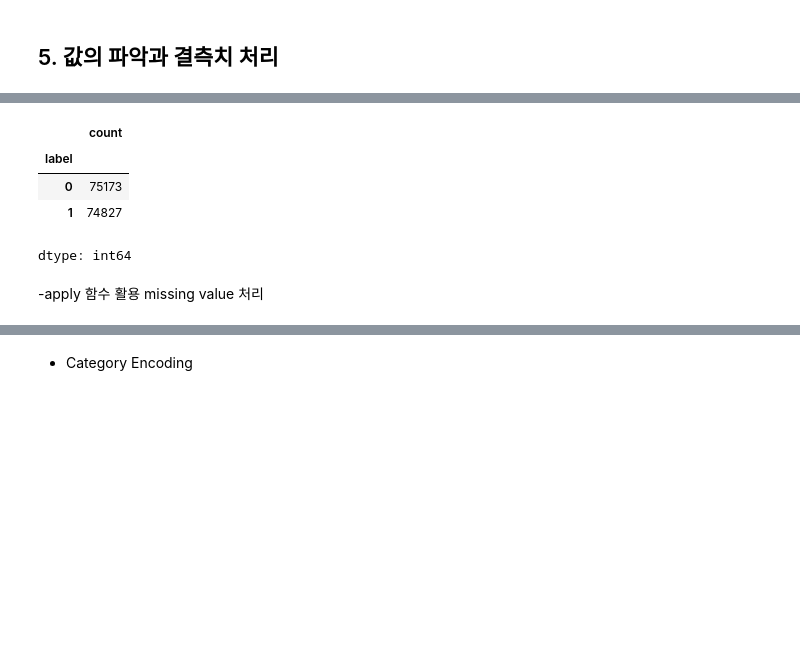
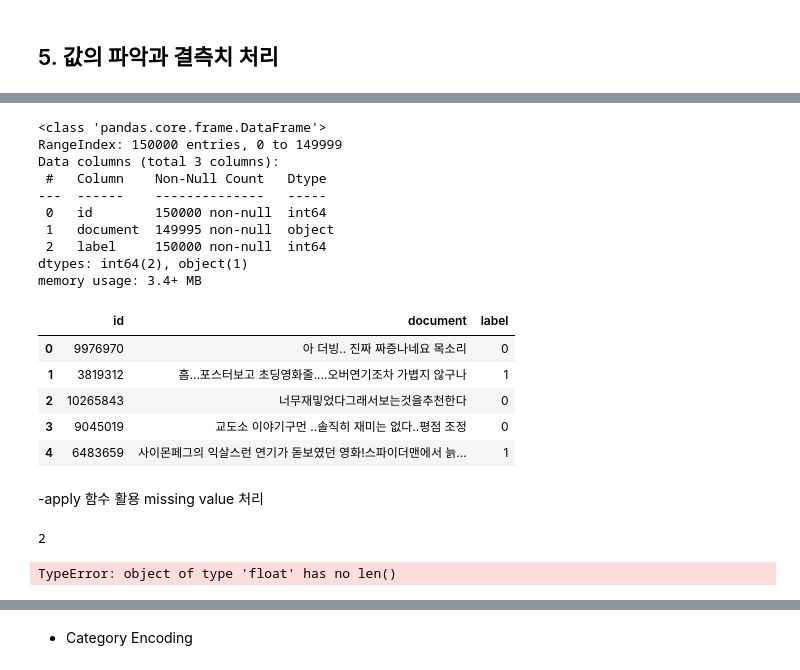
Before and after one commit to beom2pm/-smu_scp, a Jupyter notebook: 1/HH_2025_01.ipynb, the cells around one changed output, grey strips where cells are left out. Cells and saved outputs as stored; diff of their text form; code cells hidden in the pictures; blank space fills up the shorter version.

```diff
--- a/1/HH_2025_01.ipynb
+++ b/1/HH_2025_01.ipynb
@@ -416,16 +474,44 @@ ratings_train.txt   100%[===================>]  13.95M  25.6MB/s    in 0.5s
 # %%
 import pandas as pd
 train_df = pd.read_csv('ratings_train.txt', sep='\t')
 train_df.head(3)
+train_df.info()
+train_df.isna().mean()
+train_df.dropna()
+train_df[train_df.document.isna()].fillna("리뷰없음") #결측이 있는 부분을 확인 후, 채움
 train_df['label'].value_counts( )
+train_df.head()
 # %% [output]
+<class 'pandas.core.frame.DataFrame'>
+RangeIndex: 150000 entries, 0 to 149999
+Data columns (total 3 columns):
+ #   Column    Non-Null Count   Dtype
+---  ------    --------------   -----
+ 0   id        150000 non-null  int64
+ 1   document  149995 non-null  object
+ 2   label     150000 non-null  int64
+dtypes: int64(2), object(1)
+memory usage: 3.4+ MB
-|  | count |
-| label |  |
-| 0 | 75173 |
-| 1 | 74827 |
+|  | id | document | label |
+| 0 | 9976970 | 아 더빙.. 진짜 짜증나네요 목소리 | 0 |
+| 1 | 3819312 | 흠...포스터보고 초딩영화줄....오버연기조차 가볍지 않구나 | 1 |
+| 2 | 10265843 | 너무재밓었다그래서보는것을추천한다 | 0 |
+| 3 | 9045019 | 교도소 이야기구먼 ..솔직히 재미는 없다..평점 조정 | 0 |
+| 4 | 6483659 | 사이몬페그의 익살스런 연기가 돋보였던 영화!스파이더맨에서 늙... | 1 |
-dtype: int64
 # %% [markdown]
 -apply 함수 활용 missing value 처리
+# %%
+def function1(input):
+  tmp = len(input)
+  return tmp
+
+function1("hi")
+# %% [output]
+2
+# %%
+train_df.document.apply(function1)
+# %% [output]
+TypeError: object of type 'float' has no len()
 # %%
 import numpy as np
 import pandas as pd
```
Also changed, not shown: parts of 23 cells of this notebook.
